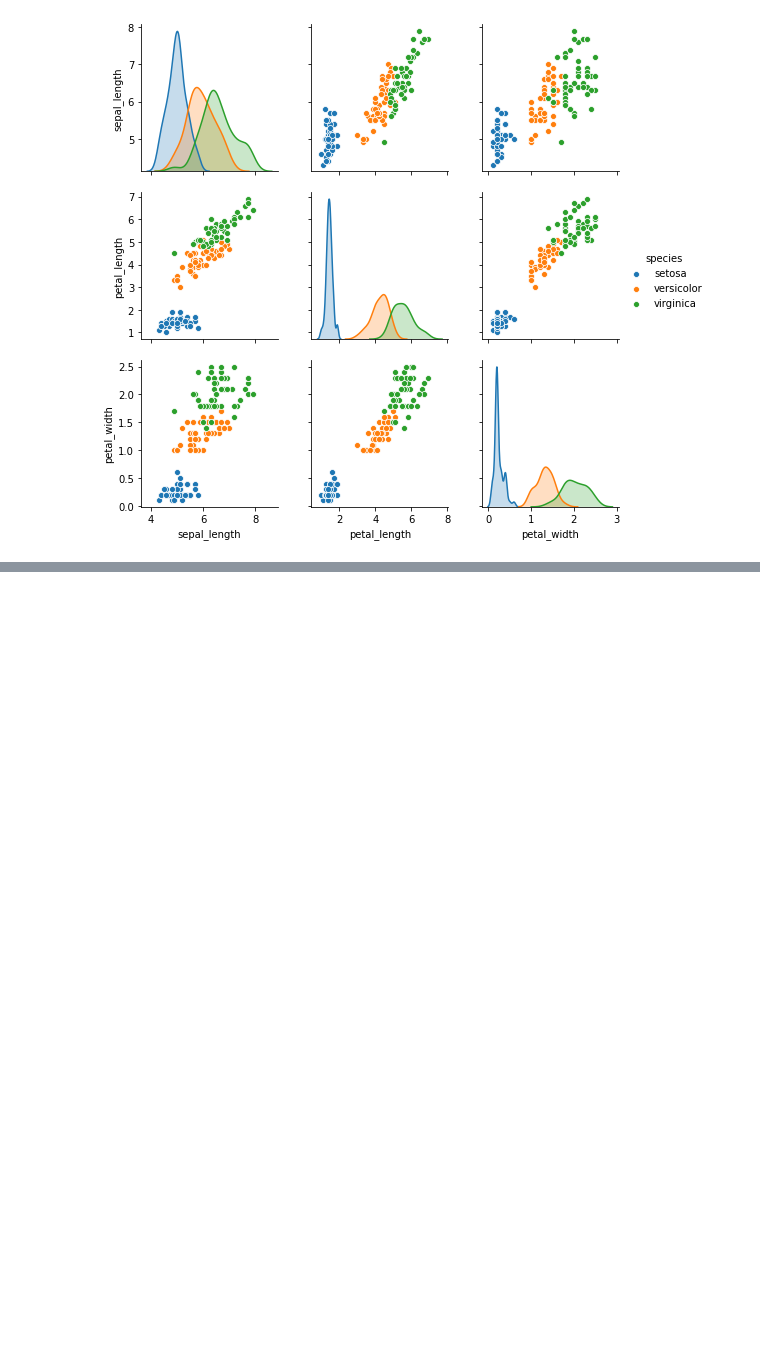
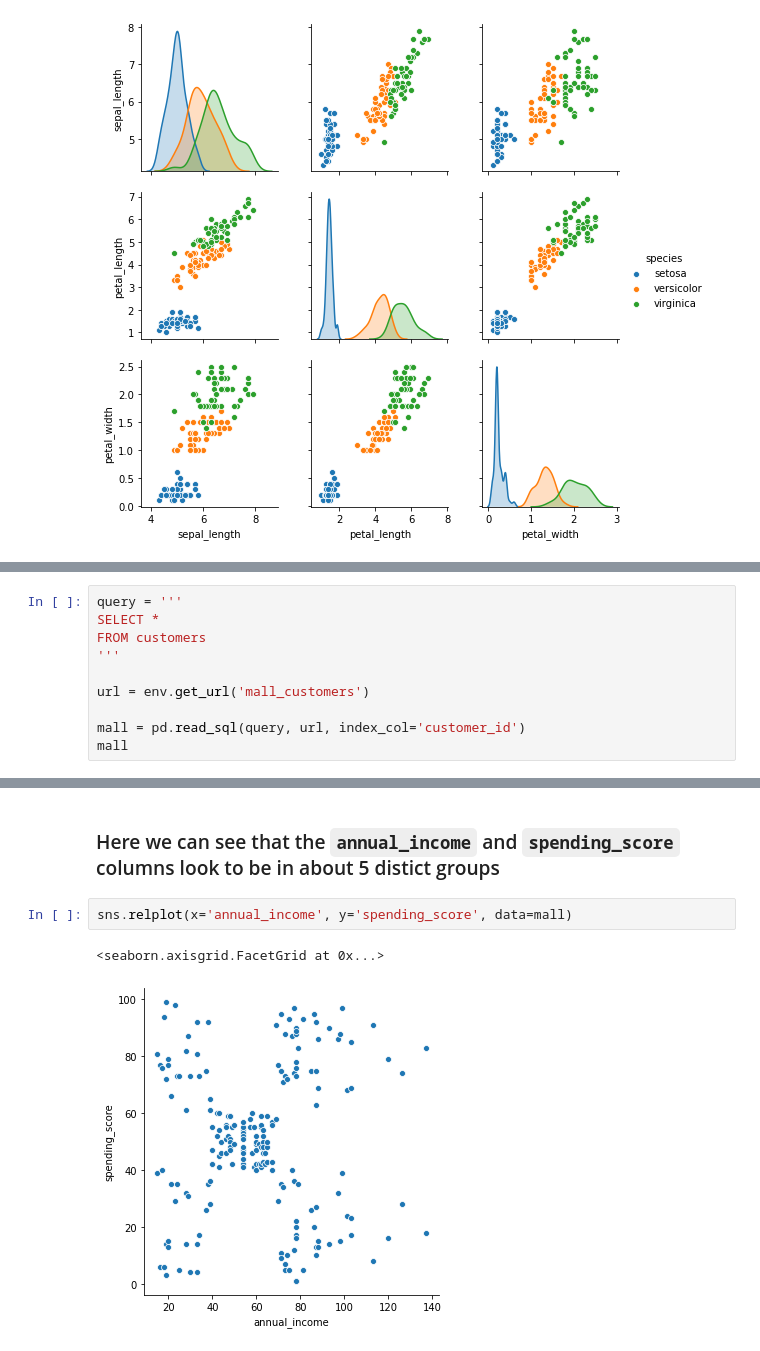
Before and after one commit to RyanMcCall/ds-methodologies-exercises, a Jupyter notebook: clustering/modeling.ipynb, the cells around one changed output, grey strips where cells are left out. Drawn from its saved outputs; the diff is of its cells as text; blank space fills up the shorter version.

Commit message:
Finished mall data

```diff
--- a/clustering/modeling.ipynb
+++ b/clustering/modeling.ipynb
@@ -146,0 +155,10 @@ sns.pairplot(df, hue='species')
+# %%
+query = '''
+SELECT *
+FROM customers
+'''
+
+url = env.get_url('mall_customers')
+
+mall = pd.read_sql(query, url, index_col='customer_id')
+mall
@@ -146,0 +180,7 @@ sns.pairplot(df, hue='species')
+# %% [markdown]
+### Here we can see that the `annual_income` and `spending_score` columns look to be in about 5 distict groups
+# %%
+sns.relplot(x='annual_income', y='spending_score', data=mall)
+# %% [output]
+<seaborn.axisgrid.FacetGrid at 0x...>
+[figure, added]
```
Also changed, not shown: parts of 25 cells of this notebook.
